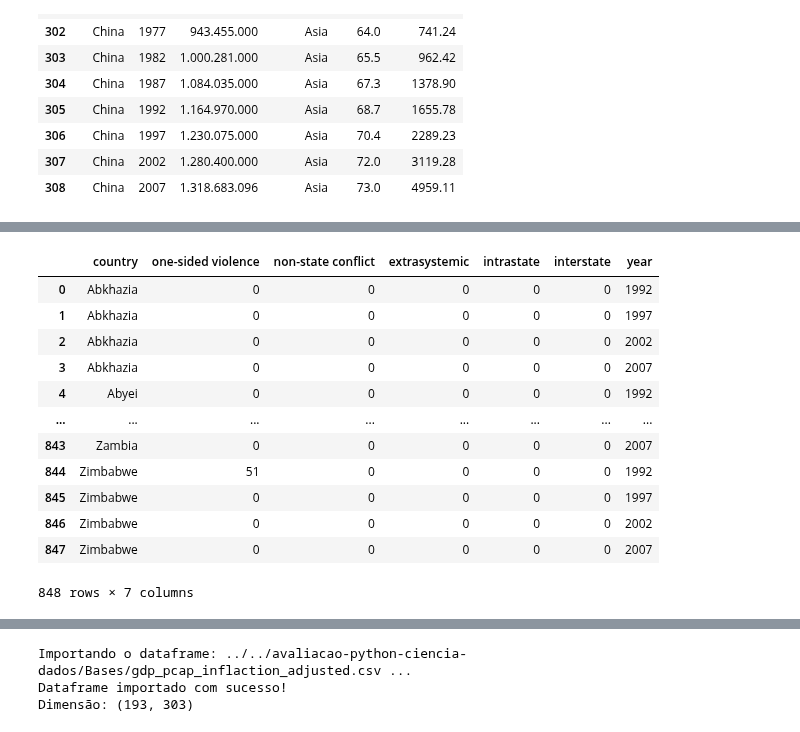
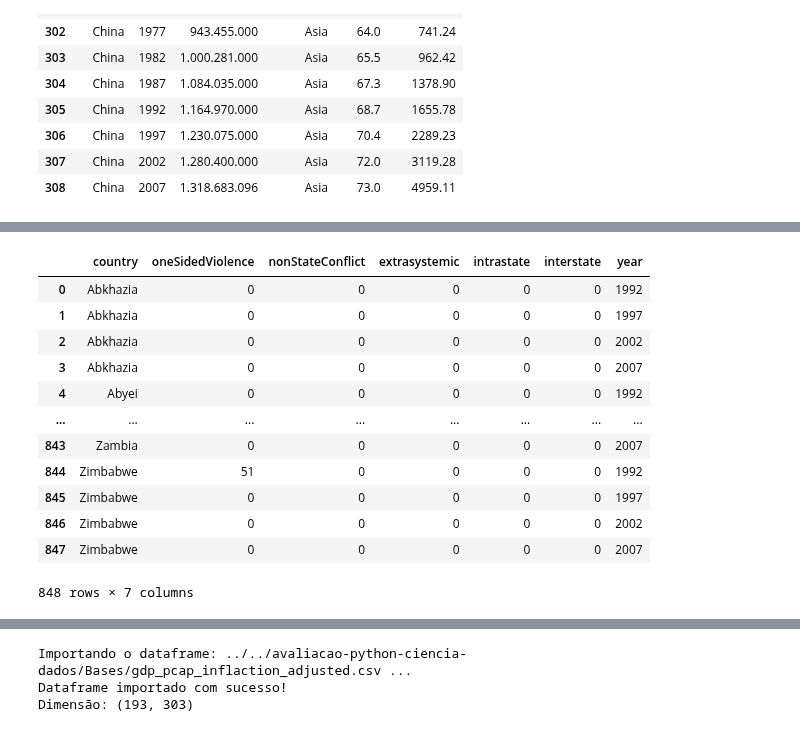
Before and after one commit to brunobgcardoso/avaliacao-python-ciencia-dados, a Jupyter notebook: src/Principal.ipynb, the cells around one changed output, grey strips where cells are left out. Drawn from its saved outputs; the diff is of its cells as text; code cells hidden in the pictures.

```diff
--- a/src/Principal.ipynb
+++ b/src/Principal.ipynb
@@ -207,13 +207,13 @@ Prévia dos dados duplicados:
 # %%
 # renomeiar colunas para facilitar o uso e entendimento do que tá rolando.
 rename_one_column(mortes_guerra, old_name='Entity', new_name='country', inplace=True)
-rename_one_column(mortes_guerra, old_name='Deaths in ongoing conflicts (best estimate) - Conflict type: one-sided violence_sum', new_name='one-sided violence', inplace=True)
-rename_one_column(mortes_guerra, old_name='Deaths in ongoing conflicts (best estimate) - Conflict type: non-state conflict_sum', new_name='non-state conflict', inplace=True)
+rename_one_column(mortes_guerra, old_name='Deaths in ongoing conflicts (best estimate) - Conflict type: one-sided violence_sum', new_name='oneSidedViolence', inplace=True)
+rename_one_column(mortes_guerra, old_name='Deaths in ongoing conflicts (best estimate) - Conflict type: non-state conflict_sum', new_name='nonStateConflict', inplace=True)
 rename_one_column(mortes_guerra, old_name='Deaths in ongoing conflicts (best estimate) - Conflict type: extrasystemic_sum', new_name='extrasystemic', inplace=True)
 rename_one_column(mortes_guerra, old_name='Deaths in ongoing conflicts (best estimate) - Conflict type: intrastate_sum', new_name='intrastate', inplace=True)
 rename_one_column(mortes_guerra, old_name='Deaths in ongoing conflicts (best estimate) - Conflict type: interstate_sum', new_name='interstate', inplace=True)
 # %% [output]
-|  | country | one-sided violence | non-state conflict | extrasystemic | intrastate | interstate | year |
+|  | country | oneSidedViolence | nonStateConflict | extrasystemic | intrastate | interstate | year |
 | 0 | Abkhazia | 0 | 0 | 0 | 0 | 0 | 1992 |
 | 1 | Abkhazia | 0 | 0 | 0 | 0 | 0 | 1997 |
 | 2 | Abkhazia | 0 | 0 | 0 | 0 | 0 | 2002 |
```
Also changed, not shown: parts of 4 cells of this notebook, 4 other files.
